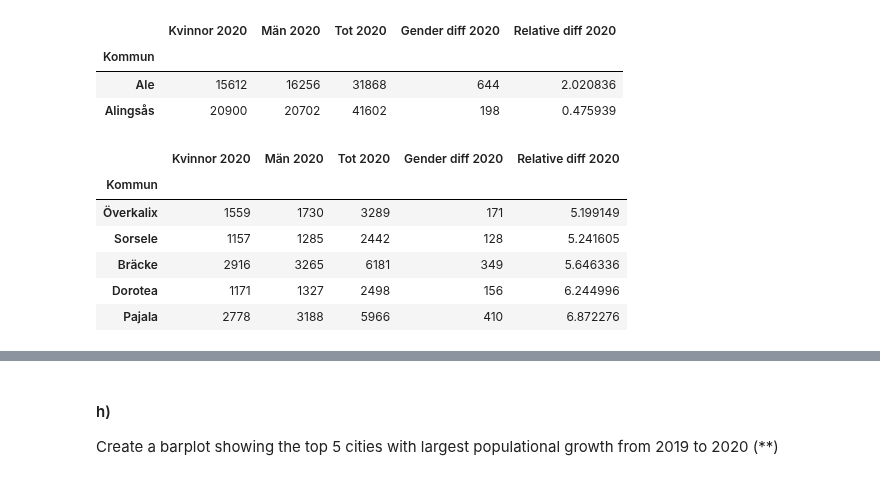
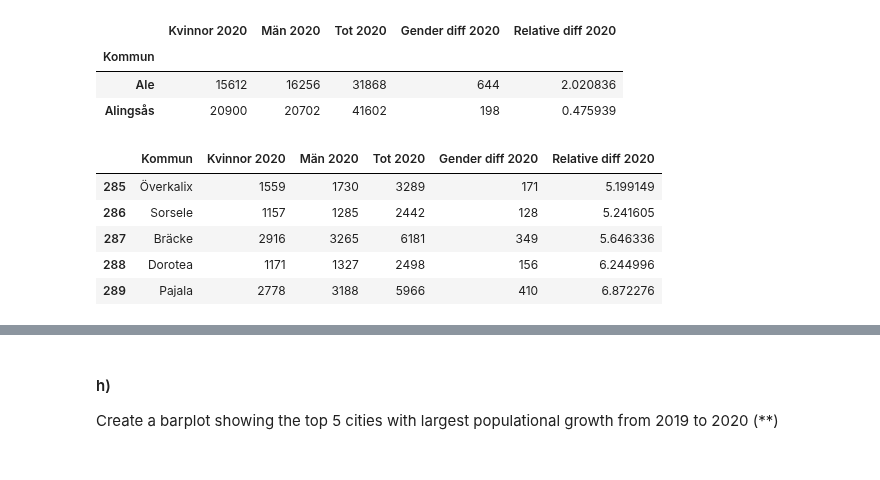
Before and after one commit to DorotaBjoorn/Databehandling-Dorota-Bjoorn, a Jupyter notebook: Excercises/Ex00_pandas_basics.ipynb, the cells around one changed output, grey strips where cells are left out. Cells and saved outputs as stored; diff of their text form; code cells hidden in the pictures.

```diff
--- a/Excercises/Ex00_pandas_basics.ipynb
+++ b/Excercises/Ex00_pandas_basics.ipynb
@@ -537,16 +530,15 @@ df_fem_male_for_g.head(2)
 | Ale | 15612 | 16256 | 31868 | 644 | 2.020836 |
 | Alingsås | 20900 | 20702 | 41602 | 198 | 0.475939 |
 # %%
-df_fem_male_for_g_sorted = df_fem_male_for_g.sort_values(by="Relative diff 2020")
+df_fem_male_for_g_sorted = df_fem_male_for_g.sort_values(by="Relative diff 2020").reset_index() #reset_index så Kommun blir kolumn
 df_fem_male_for_g_sorted.tail(5)
 # %% [output]
-|  | Kvinnor 2020 | Män 2020 | Tot 2020 | Gender diff 2020 | Relative diff 2020 |
-| Kommun |  |  |  |  |  |
-| Överkalix | 1559 | 1730 | 3289 | 171 | 5.199149 |
-| Sorsele | 1157 | 1285 | 2442 | 128 | 5.241605 |
-| Bräcke | 2916 | 3265 | 6181 | 349 | 5.646336 |
-| Dorotea | 1171 | 1327 | 2498 | 156 | 6.244996 |
-| Pajala | 2778 | 3188 | 5966 | 410 | 6.872276 |
+|  | Kommun | Kvinnor 2020 | Män 2020 | Tot 2020 | Gender diff 2020 | Relative diff 2020 |
+| 285 | Överkalix | 1559 | 1730 | 3289 | 171 | 5.199149 |
+| 286 | Sorsele | 1157 | 1285 | 2442 | 128 | 5.241605 |
+| 287 | Bräcke | 2916 | 3265 | 6181 | 349 | 5.646336 |
+| 288 | Dorotea | 1171 | 1327 | 2498 | 156 | 6.244996 |
+| 289 | Pajala | 2778 | 3188 | 5966 | 410 | 6.872276 |
 # %%
 import matplotlib.pyplot as plt
 import seaborn as sns
```
Also changed, not shown: parts of 4 cells of this notebook.
